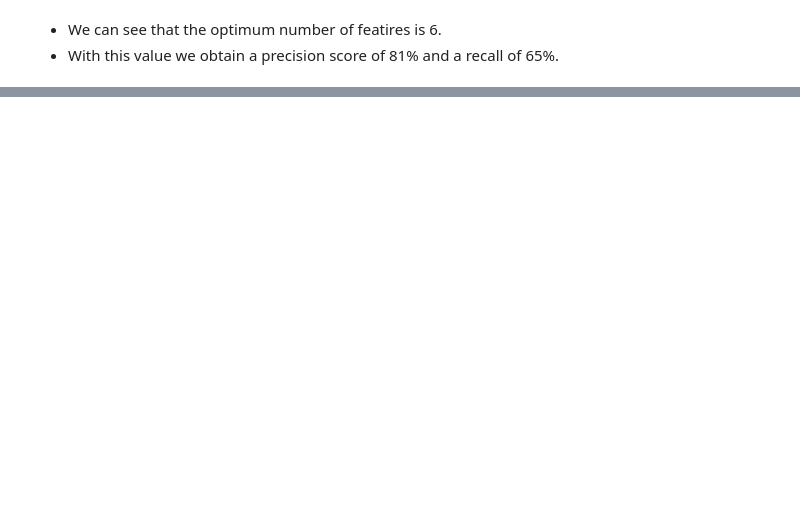
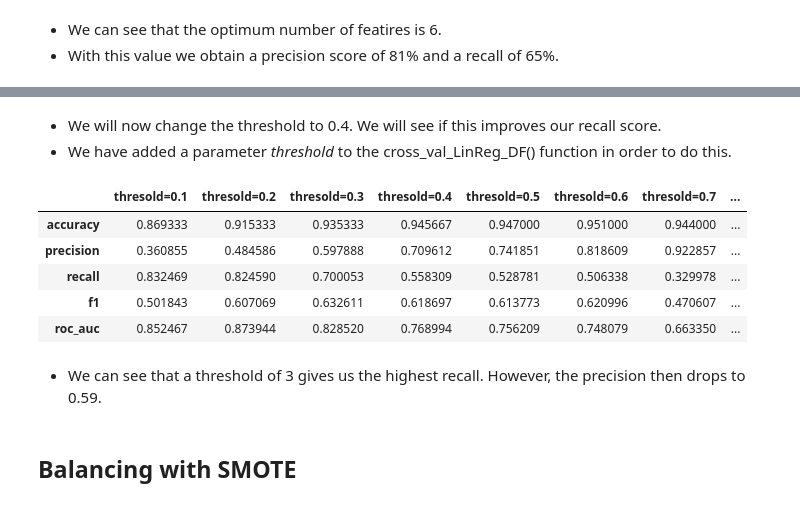
Before and after one commit to hbarrett100/Comp47350-data-analytics, a Jupyter notebook: Assignment2 - Predictive Modelling/homework2.ipynb, the cells around one changed output, grey strips where cells are left out. Drawn from its saved outputs; the diff is of its cells as text; code cells hidden in the pictures; blank space fills up the shorter version.

```diff
--- a/Assignment2 - Predictive Modelling/homework2.ipynb
+++ b/Assignment2 - Predictive Modelling/homework2.ipynb
@@ -1282,7 +1318,7 @@ We will now discuss the results for the test data and compare it to the training
 We will begin by creating a function to perform cross-validation as this is not provided by Scikit-Learn.
 # %%
 #this code is from the sample solution provided
-def cross_val_LinReg(X, y, cv=3, scoring='accuracy'):
+def cross_val_LinReg(X, y, threshold, cv=3, scoring='accuracy', resampled = None):
     """Functions to carry out cross validation on the linear regression model
     Default number of validations is 3. The randon state will be updated
     at each iteration to allow our results to be repeated"""
@@ -1294,9 +1330,14 @@ def cross_val_LinReg(X, y, cv=3, scoring='accuracy'):
         # set up train test split
         X_train, X_test, y_train, y_test = train_test_split(X, y, random_state=i , test_size=0.3)
         # generate model
-        multiple_linreg = LinearRegression().fit(X_train, y_train)
+        if resampled == "resampled":
+            X_train_resampled, y_train_resampled = over_sample_minority(X_train, y_train)
+            # generate model
+            multiple_linreg = LinearRegression().fit(X_train_resampled, y_train_resampled)
+        elif resampled is None:
+            multiple_linreg = LinearRegression().fit(X_train, y_train)
         # threshold
-        multiple_linreg_predictions = (multiple_linreg.predict(X_test) >= 0.5) * 1.0
+        multiple_linreg_predictions = (multiple_linreg.predict(X_test) >= threshold) * 1.0
         # calc score
         if scoring=='accuracy':
             score = metrics.accuracy_score(y_test, multiple_linreg_predictions)
@@ -1307,7 +1348,7 @@ def cross_val_LinReg(X, y, cv=3, scoring='accuracy'):
         elif scoring=='recall':
             score = metrics.recall_score(y_test, multiple_linreg_predictions)
         elif scoring=='roc_auc':
-            score = roc_auc_score(y_test, multiple_logisticreg_predictions_test)
+            score = roc_auc_score(y_test, multiple_linreg_predictions)
         # append to results
         results.append(score)
     return results
@@ -1317,7 +1356,7 @@ SyntaxError: invalid syntax (<ipython-input-78-5989c52d6517>, line 26)
 We will now create an additional function which will perform 10 fold cross validation and store results in a dataframe. This will done in order simplify further analysis the dataset, looking at accuracy, precision, recall, f1.
 # %%
 #this code is from the sample solution provided
-def cross_val_LinReg_DF(X,y):
+def cross_val_LinReg_DF(X,y, threshold=0.5, resampled=None):
     """Function to perform cross validation and store results
     in dataframe. Cross validation looks at accuracy, precision,
     recall, f1. Returns a dataframe with results"""
@@ -1328,7 +1367,7 @@ def cross_val_LinReg_DF(X,y):
 
     for metric in test_metrics:
         # generate test results
-        result = cross_val_LinReg(X, y, cv=10, scoring=metric)
+        result = cross_val_LinReg(X, y, cv=10, scoring=metric, threshold = threshold, resampled = resampled)
         length = len(result)
         # store result in dict
         linRegResults[metric] = sum(result)/length #np.std(result)]
@@ -2137,0 +2669,28 @@ ResultsDF_optimum_features
+# %%
+#set up x and y
+y = df_newFeature_v2['binary_outcome']
+X = df_newFeature_v2.drop(["binary_outcome"],1)
+# %% [markdown]
+- We will now change the threshold to 0.4. We will see if this improves our recall score.
+- We have added a parameter *threshold* to the cross_val_LinReg_DF() function in order to do this.
+# %%
+Linear_Regression_Thresholds = pd.DataFrame()
+thresholds = [0.1, 0.2, 0.3, 0.4, 0.5, 0.6, 0.7, 0.8, 0.9]
+
+for threshold in thresholds:
+    df_thresholds = cross_val_LinReg_DF(X,y, threshold)
+    df_thresholds.rename(columns={'Linear_Regression Average':f'thresold={threshold}'}, inplace=True)
+    Linear_Regression_Thresholds = pd.concat([Linear_Regression_Thresholds, df_thresholds], axis=1)
+
+Linear_Regression_Thresholds
+# %% [output]
+|  | thresold=0.1 | thresold=0.2 | thresold=0.3 | thresold=0.4 | thresold=0.5 | thresold=0.6 | thresold=0.7 | ... |
+| accuracy | 0.869333 | 0.915333 | 0.935333 | 0.945667 | 0.947000 | 0.951000 | 0.944000 | ... |
+| precision | 0.360855 | 0.484586 | 0.597888 | 0.709612 | 0.741851 | 0.818609 | 0.922857 | ... |
+| recall | 0.832469 | 0.824590 | 0.700053 | 0.558309 | 0.528781 | 0.506338 | 0.329978 | ... |
+| f1 | 0.501843 | 0.607069 | 0.632611 | 0.618697 | 0.613773 | 0.620996 | 0.470607 | ... |
+| roc_auc | 0.852467 | 0.873944 | 0.828520 | 0.768994 | 0.756209 | 0.748079 | 0.663350 | ... |
+# %% [markdown]
+- We can see that a threshold of 3 gives us the highest recall. However, the precision then drops to 0.59.
+# %% [markdown]
+## Balancing with SMOTE
```
Also changed, not shown: parts of 74 cells of this notebook.
